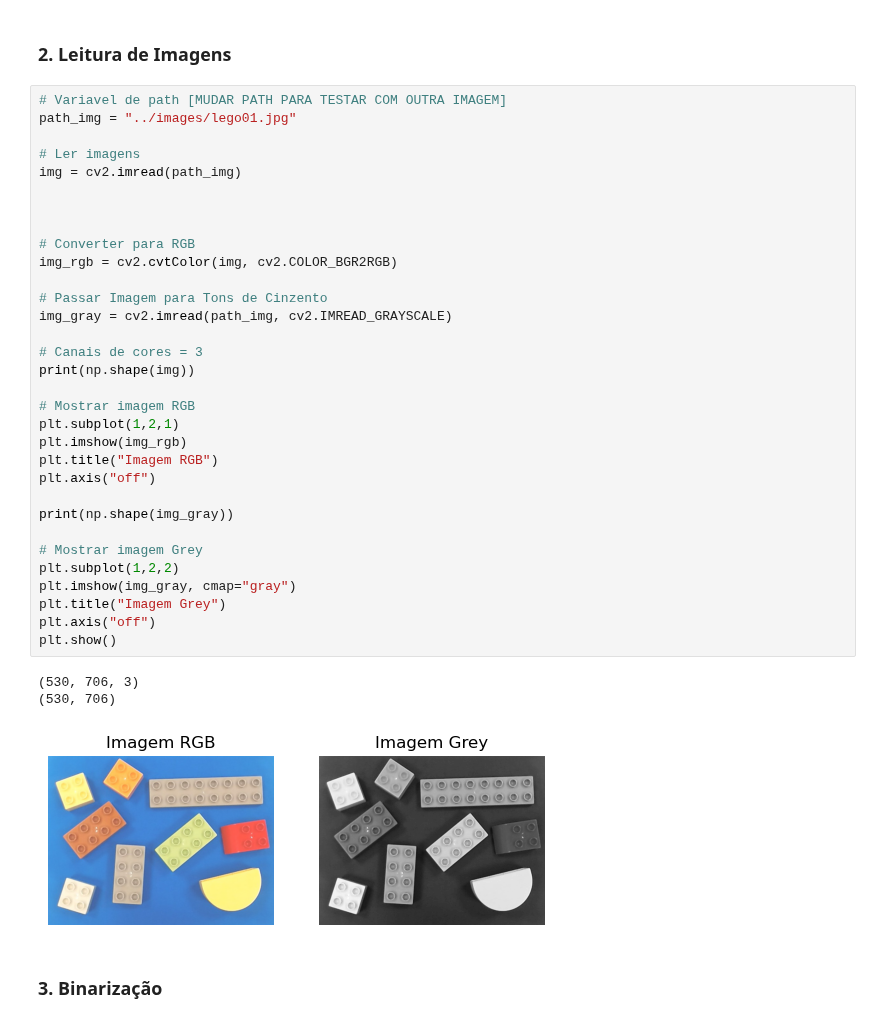
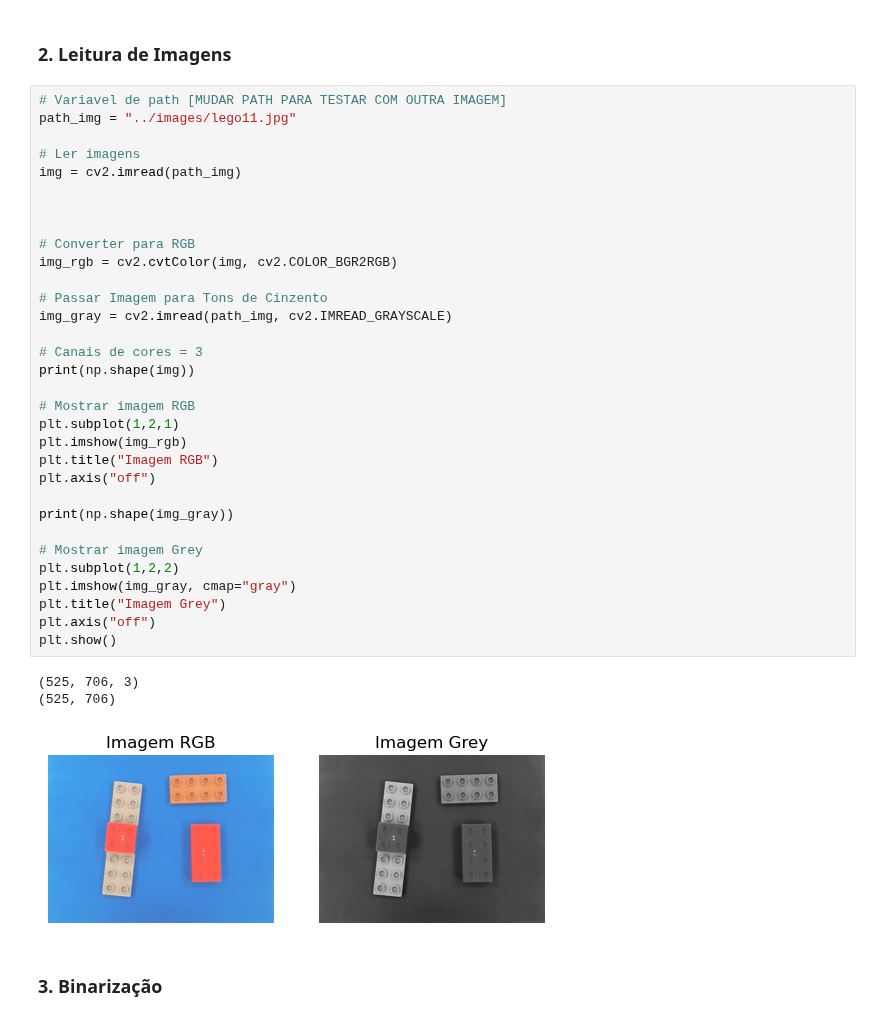
Before and after one commit to miguelac4/piv_tp1, a Jupyter notebook: src/trabalho_pratico1.ipynb, the cells around one changed output. Cells and saved outputs as stored; diff of their text form.

```diff
--- a/src/trabalho_pratico1.ipynb
+++ b/src/trabalho_pratico1.ipynb
@@ -56,40 +56,40 @@ import numpy as np
 ### 2. Leitura de Imagens
 # %%
 # Variavel de path [MUDAR PATH PARA TESTAR COM OUTRA IMAGEM]
-path_img = "../images/lego01.jpg"
+path_img = "../images/lego11.jpg"
 
 # Ler imagens
 img = cv2.imread(path_img)
 
 
 
 # Converter para RGB
 img_rgb = cv2.cvtColor(img, cv2.COLOR_BGR2RGB)
 
 # Passar Imagem para Tons de Cinzento
 img_gray = cv2.imread(path_img, cv2.IMREAD_GRAYSCALE)
 
 # Canais de cores = 3
 print(np.shape(img))
 
 # Mostrar imagem RGB
 plt.subplot(1,2,1)
 plt.imshow(img_rgb)
 plt.title("Imagem RGB")
 plt.axis("off")
 
 print(np.shape(img_gray))
 
 # Mostrar imagem Grey
 plt.subplot(1,2,2)
 plt.imshow(img_gray, cmap="gray")
 plt.title("Imagem Grey")
 plt.axis("off")
 plt.show()
 # %% [output]
-(530, 706, 3)
-(530, 706)
+(525, 706, 3)
+(525, 706)
-[figure, old version]
+[figure, new version]
 # %% [markdown]
 ### 3. Binarização
 # %% [markdown]
```
Also changed, not shown: parts of 2 cells of this notebook.
